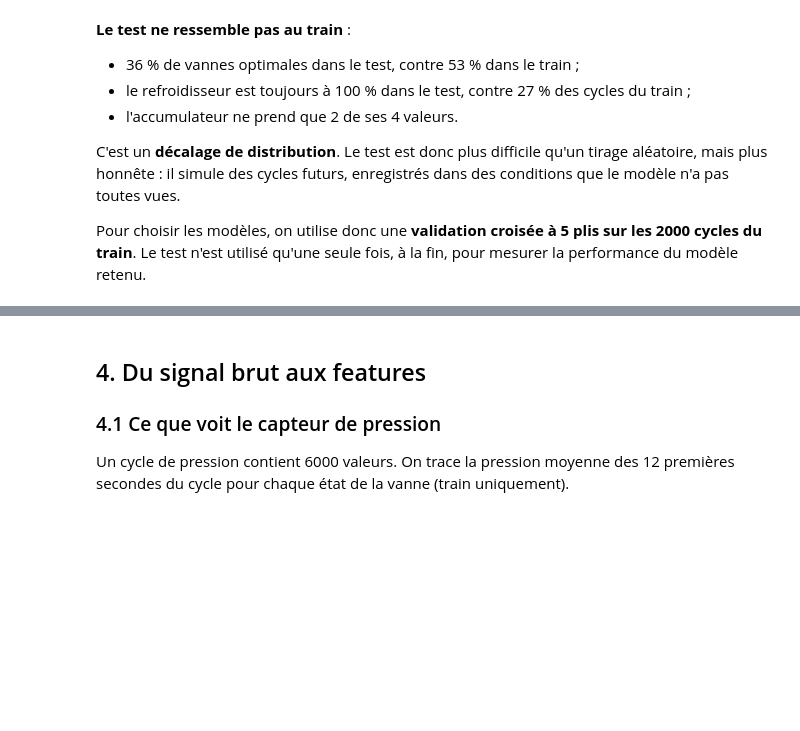
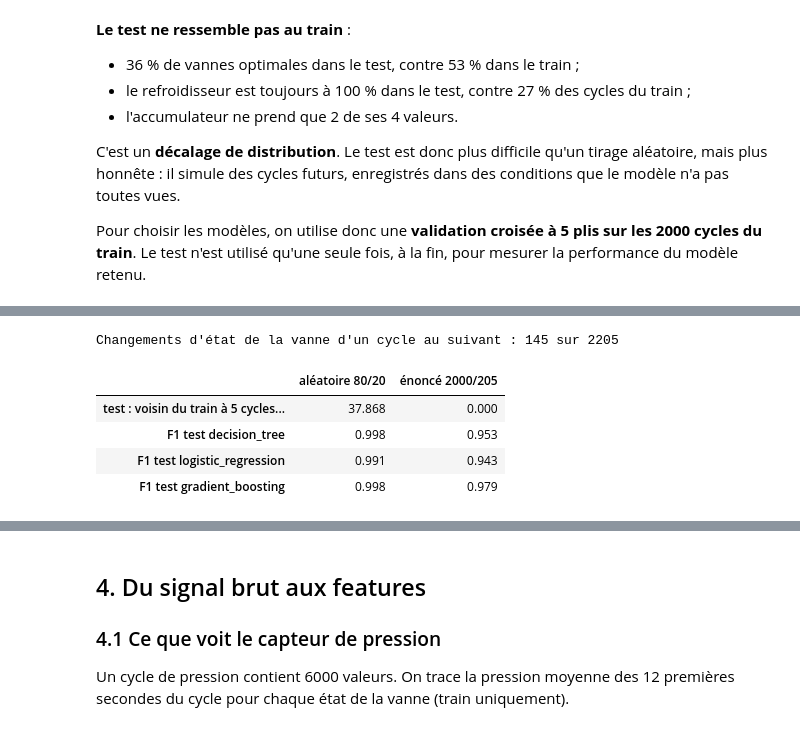
Before and after one commit to Sogolon88/hydraulic-valve-predictive-maintenance, a Jupyter notebook: notebook_projet.ipynb, the cells around one changed output, grey strips where cells are left out. Saved outputs shown, nothing was run; the diff lists cells and outputs as text; code cells hidden in the pictures; blank space fills up the shorter version.

```diff
--- a/notebook_projet.ipynb
+++ b/notebook_projet.ipynb
@@ -128,0 +135,33 @@ Pour choisir les modèles, on utilise donc une **validation croisée à 5 plis s
+# %%
+from sklearn.metrics import f1_score
+from sklearn.neighbors import NearestNeighbors
+from sklearn.preprocessing import StandardScaler
+from src.utils import split_data
+
+print("Changements d'état de la vanne d'un cycle au suivant :", (profile["valve"].diff() != 0).sum(), "sur", len(profile))
+
+X_h = build_feature_set("histogramme", PS2, FS1)
+decoupages = {"aléatoire 80/20": lambda: split_data(X_h, y, test_size=0.2),
+              "énoncé 2000/205": lambda: split_first_n(X_h, y, n_train=2000)}
+lignes = {}
+for nom, decouper in decoupages.items():
+    x_tr, x_te, y_tr, y_te = decouper()
+    x_tr, x_te, _ = select_features(x_tr, x_te)
+
+    # Pour chaque cycle du test : à combien de cycles se trouve son plus proche voisin du train ?
+    echelle = StandardScaler().fit(x_tr)
+    _, idx = NearestNeighbors(n_neighbors=1).fit(echelle.transform(x_tr)).kneighbors(echelle.transform(x_te))
+    ecart = np.abs(x_tr.index.values[idx[:, 0]] - x_te.index.values)
+
+    modeles = {**get_baseline_models(), **get_ensemble_models()}
+    lignes[nom] = {"test : voisin du train à 5 cycles ou moins (%)": 100 * (ecart <= 5).mean(),
+                   **{f"F1 test {m}": f1_score(y_te, modeles[m].fit(x_tr, y_tr).predict(x_te), average="macro")
+                      for m in ["decision_tree", "logistic_regression", "gradient_boosting"]}}
+pd.DataFrame(lignes).round(3)
+# %% [output]
+Changements d'état de la vanne d'un cycle au suivant : 145 sur 2205
+|  | aléatoire 80/20 | énoncé 2000/205 |
+| test : voisin du train à 5 cycles... | 37.868 | 0.000 |
+| F1 test decision_tree | 0.998 | 0.953 |
+| F1 test logistic_regression | 0.991 | 0.943 |
+| F1 test gradient_boosting | 0.998 | 0.979 |
```
Also changed, not shown: parts of 12 cells of this notebook, 20 other files.
